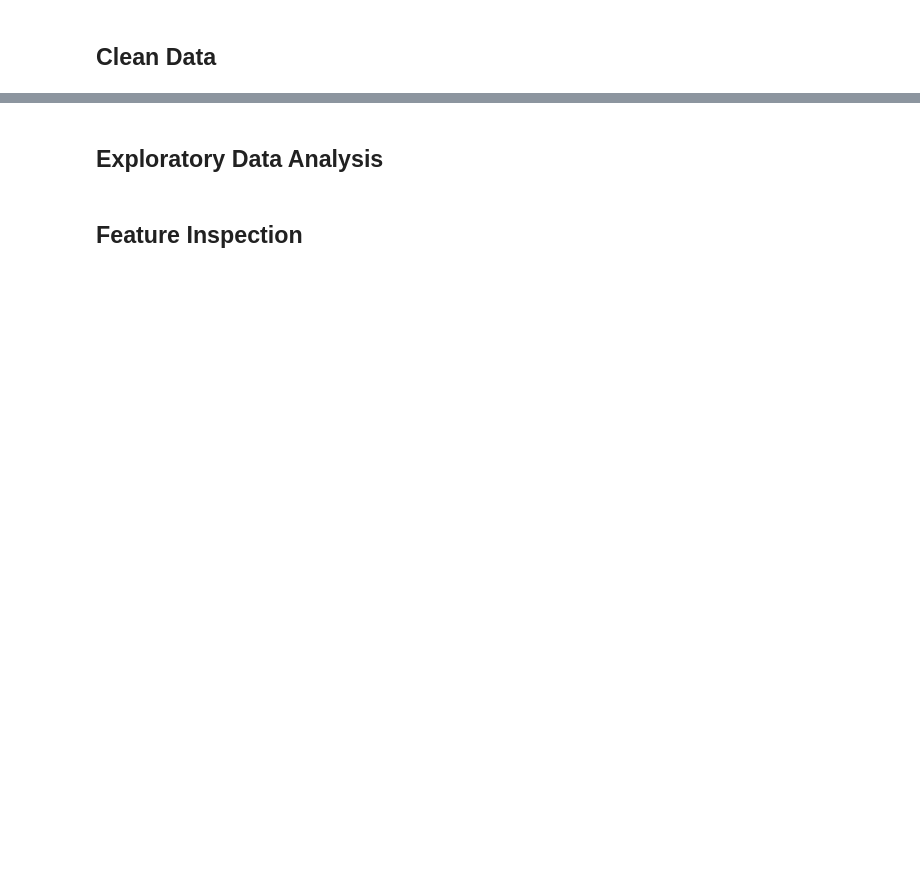
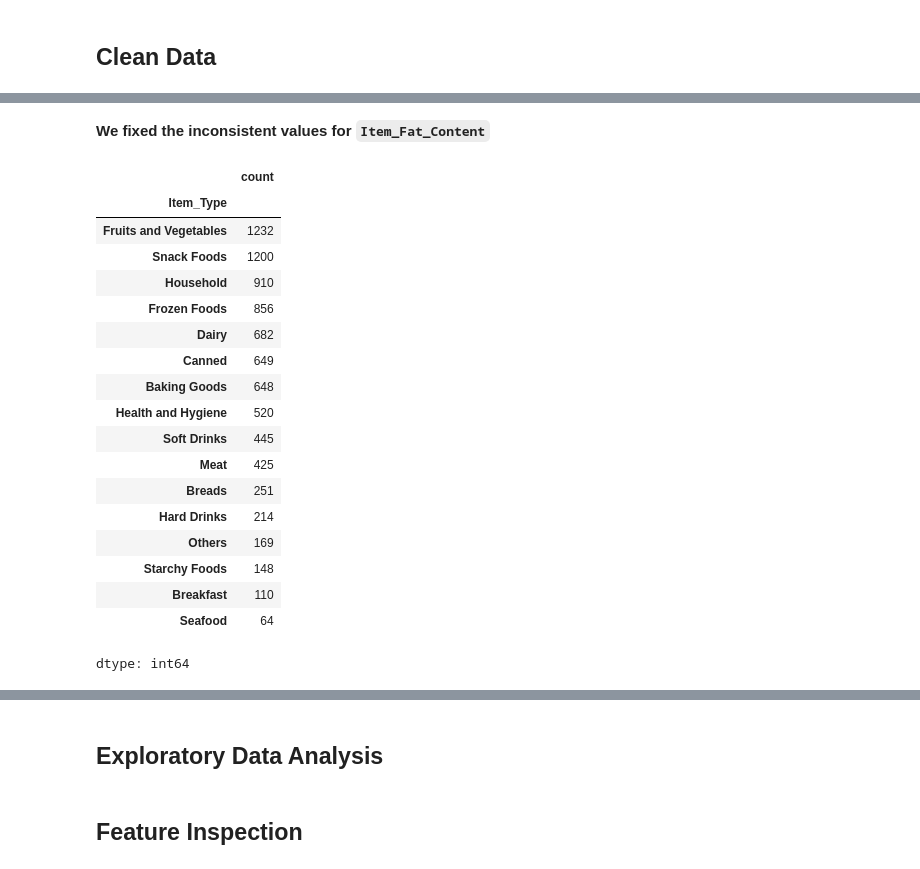
Before and after one commit to SamiOmran/Prediction-of-Product-Sales, a Jupyter notebook: Prediction_of_Product_Sales.ipynb, the cells around one changed output, grey strips where cells are left out. Cells and saved outputs as stored; diff of their text form; code cells hidden in the pictures; blank space fills up the shorter version.

```diff
--- a/Prediction_of_Product_Sales.ipynb
+++ b/Prediction_of_Product_Sales.ipynb
@@ -14,0 +101,2 @@
+# %%
+df['Item_Weight'] = df['Item_Weight'].fillna(0)
@@ -14,0 +155,24 @@
+# %% [markdown]
+**We fixed the inconsistent values for `Item_Fat_Content`**
+# %%
+df['Item_Type'].value_counts()
+# %% [output]
+|  | count |
+| Item_Type |  |
+| Fruits and Vegetables | 1232 |
+| Snack Foods | 1200 |
+| Household | 910 |
+| Frozen Foods | 856 |
+| Dairy | 682 |
+| Canned | 649 |
+| Baking Goods | 648 |
+| Health and Hygiene | 520 |
+| Soft Drinks | 445 |
+| Meat | 425 |
+| Breads | 251 |
+| Hard Drinks | 214 |
+| Others | 169 |
+| Starchy Foods | 148 |
+| Breakfast | 110 |
+| Seafood | 64 |
+dtype: int64
```
Also changed, not shown: parts of 27 cells of this notebook.
